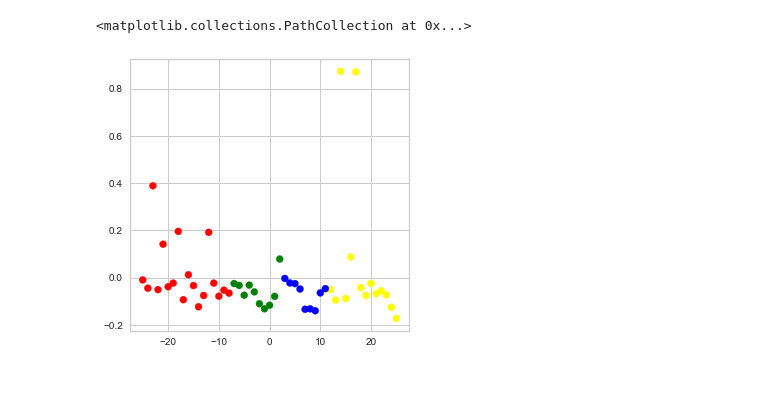
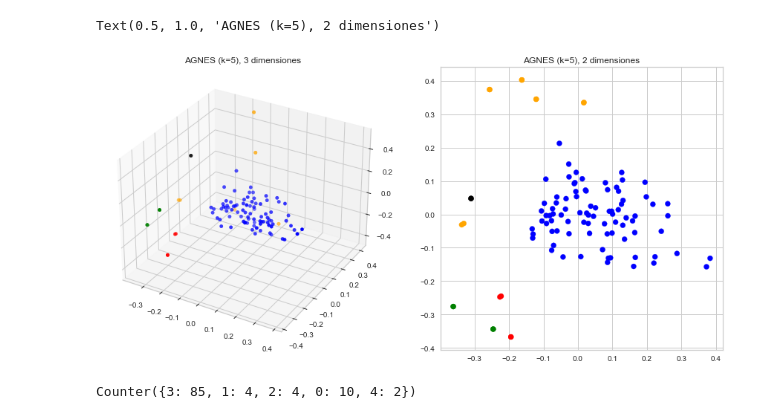
Before and after one commit to DanielaAndaluz/Aplicacion-de-algoritmos-de-clusterizacion-para-la-identificacion-de-patrones-en-las-reflexiones, a Jupyter notebook: AGNES.ipynb, the cells around one changed output. Drawn from its saved outputs; the diff is of its cells as text; code cells hidden in the pictures; blank space fills up the shorter version.

```diff
--- a/AGNES.ipynb
+++ b/AGNES.ipynb
@@ -29,23 +30,33 @@ visualizer.show()
 # %%
 #Clusterizamos
 from sklearn.cluster import AgglomerativeClustering
-AgglomerativeClustering= AgglomerativeClustering(n_clusters =4 )
+AgglomerativeClustering= AgglomerativeClustering(n_clusters =5 )
 AgglomerativeClustering_indices = AgglomerativeClustering.fit_predict(X_tfidf)
 # %%
-#Visualizamos
-pca = PCA(n_components=2)
+#Compute PCA for visualization
+pca = PCA(n_components=3)
 scatter_plot_points = pca.fit_transform(X_tfidf)
 
-colors = ['red', 'green','yellow','blue']
+colors = ['orange','green','red','blue','black']
 
 x_axis = [o[0] for o in scatter_plot_points]
 y_axis = [o[1] for o in scatter_plot_points]
-fig, ax = plt.subplots(figsize=(5,5))
+z_axis = [o[2] for o in scatter_plot_points]
 
-ax.scatter(x_axis, y_axis, c=[colors[d] for d in AgglomerativeClustering_indices])
+
+plt.figure(figsize =(15,7))
+G = gridspec.GridSpec(1, 2)
+ax2 = plt.subplot(G[0, 0],projection='3d')
+ax3 = plt.subplot(G[0, 1])
+
+ax2.scatter(x_axis, y_axis,z_axis, c=[colors[d] for d in AgglomerativeClustering_indices])
+ax2.set_title('AGNES (k=5), 3 dimensiones')
+
+ax3.scatter(x_axis, y_axis, c=[colors[d] for d in AgglomerativeClustering_indices])
+ax3.set_title('AGNES (k=5), 2 dimensiones')
 # %% [output]
-<matplotlib.collections.PathCollection at 0x...>
+Text(0.5, 1.0, 'AGNES (k=5), 2 dimensiones')
-[figure, old version]
+[figure, new version]
 # %%
 X=pd.read_csv("C:/Users/daniela.andaluz/Downloads/X_tfidf_index.csv")
 X['agnes']=AgglomerativeClustering_indices
@@ -52,0 +64,4 @@ X.to_csv("C:/Users/daniela.andaluz/Downloads/X_tfidf_index.csv")
+# %%
+Counter(AgglomerativeClustering_indices)
+# %% [output]
+Counter({3: 85, 1: 4, 2: 4, 0: 10, 4: 2})
```
Also changed, not shown: parts of 4 cells of this notebook, 5 other files.
